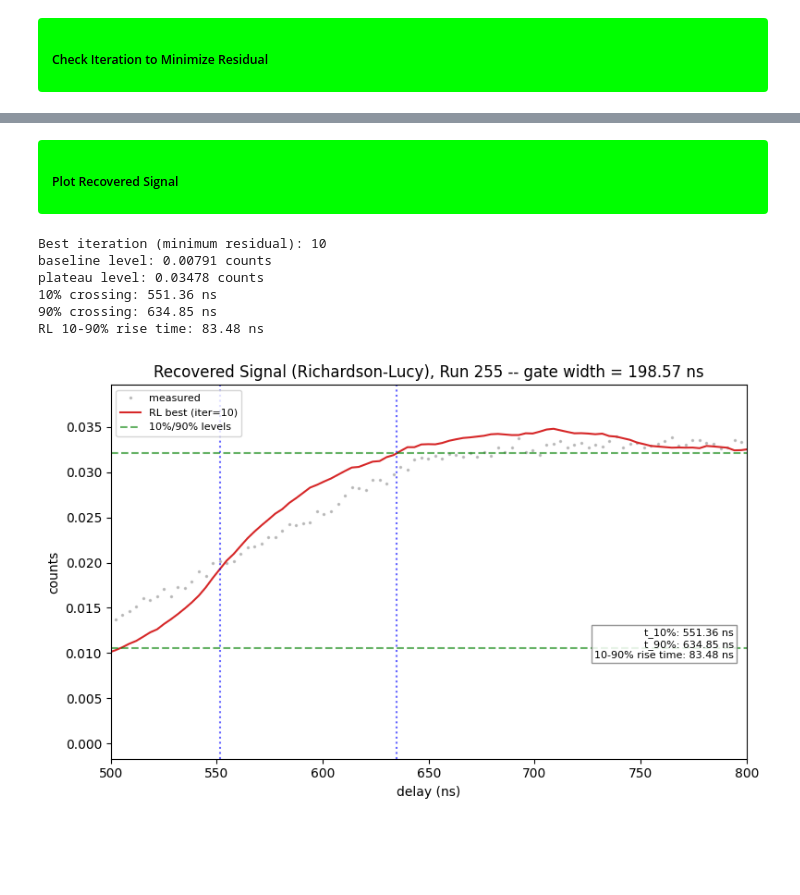
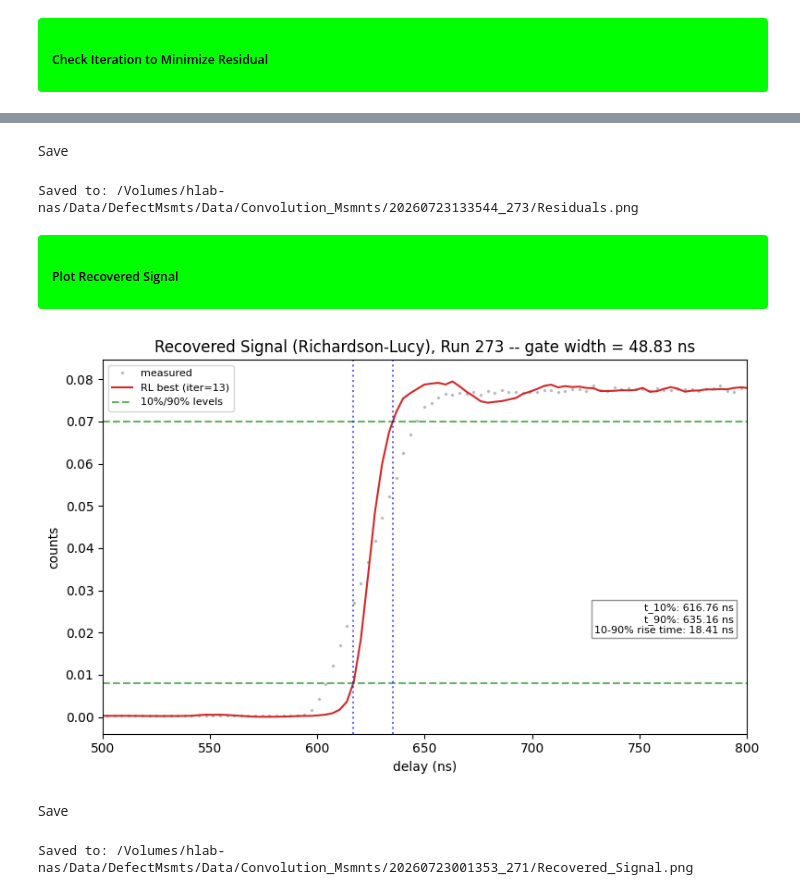
Before and after one commit to jeree-m/qick-dawg, a Jupyter notebook: jupyter_notebooks/Analysis_Macbook_Pro.ipynb, the cells around one changed output, grey strips where cells are left out. Saved outputs shown, nothing was run; the diff lists cells and outputs as text; code cells hidden in the pictures; blank space fills up the shorter version.

```diff
--- a/jupyter_notebooks/Analysis_Macbook_Pro.ipynb
+++ b/jupyter_notebooks/Analysis_Macbook_Pro.ipynb
@@ -29,7 +29,7 @@ from collections import defaultdict
 </div>
 # %%
 base_dir = Path(r"/Volumes/hlab-nas/Data/DefectMsmts/Data/Convolution_Msmnts")
-spd_run_numbers = [238,239,243,246,255]  # 198-199 inclusive
+spd_run_numbers = [262,263,264,265,267,268,269,270,271,273]  # 198-199 inclusive
 spd_runs = {}
 for run_num in spd_run_numbers:
     matches = list(base_dir.glob(f"*_{run_num}"))
@@ -85,7 +71,7 @@ loaded run 255: 20260721153031_255
 <h4 style="color:black; margin:0;">Plot Raw Data</h4>
 </div>
 # %%
-run_num = 255
+run_num = 273
 t = spd_runs[run_num]["data"]["delays_ns"]
 counts_mean = spd_runs[run_num]["data"]["counts_mean"]
 gate_width = spd_runs[run_num]["metadata"]["gate_width_tns"]
@@ -275,7 +261,7 @@ Saved to: /Volumes/hlab-nas/Data/DefectMsmts/Data/Convolution_Msmnts/20260721153
 <h5 style="color:black; margin:0;">Build Kernel</h5>
 </div>
 # %%
-run_num = 255
+run_num = 273
 t = spd_runs[run_num]["data"]["delays_ns"]
 counts_mean = spd_runs[run_num]["data"]["counts_mean"]
 gate_width = spd_runs[run_num]["metadata"]["gate_width_tns"]
@@ -422,62 +441,57 @@ Discrepancy principle: stop at iteration 13
+# %% [markdown]
+Save
+# %%
+save_dir = spd_runs[run_num]["folder"]
+fig.savefig(save_dir / "Residuals.png", dpi=150, bbox_inches='tight')
+print(f"Saved to: {save_dir / 'Residuals.png'}")
+# %% [output]
+Saved to: /Volumes/hlab-nas/Data/DefectMsmts/Data/Convolution_Msmnts/20260723133544_273/Residuals.png
 # %% [markdown]
 <div style="background-color:#00FF00; padding:8px 14px; border-radius:4px;">
 <h5 style="color:black; margin:0;">Plot Recovered Signal</h5>
 </div>
 # %%
-best_iter = np.argmin(residuals) + 1
-print(f"Best iteration (minimum residual): {best_iter}")
+best_estimate = estimates_real[stop_iter]
+rl_rise_time, baseline_lvl, plateau_lvl = compute_rl_rise_time(best_estimate, t)
 
-best_estimate = estimates_by_iter[best_iter]
+level_10 = baseline_lvl + 0.10 * (plateau_lvl - baseline_lvl)
+level_90 = baseline_lvl + 0.90 * (plateau_lvl - baseline_lvl)
 
-# use flat regions to define baseline/plateau levels
-baseline_level = best_estimate[(t > 100) & (t < 500)].mean()
-plateau_level = best_estimate[(t > 700) & (t < 1500)].mean()
-
-level_10 = baseline_level + 0.10 * (plateau_level - baseline_level)
-level_90 = baseline_level + 0.90 * (plateau_level - baseline_level)
-
-# restrict to the rise region only, to avoid picking up the fall edge by mistake
-rise_mask = (t > 550) & (t < 700)
+rise_mask = (t > 550) & (t < 750)
 t_rise = t[rise_mask]
 signal_rise = best_estimate[rise_mask]
-
 t_10 = np.interp(level_10, signal_rise, t_rise)
 t_90 = np.interp(level_90, signal_rise, t_rise)
-rl_rise_time_10_90 = t_90 - t_10
-
-print(f"baseline level: {baseline_level:.5f} counts")
-print(f"plateau level: {plateau_level:.5f} counts")
-print(f"10% crossing: {t_10:.2f} ns")
-print(f"90% crossing: {t_90:.2f} ns")
-print(f"RL 10-90% rise time: {rl_rise_time_10_90:.2f} ns")
 
 fig, ax = plt.subplots(figsize=(8, 5))
 ax.plot(t, counts_mean, '.', color='gray', alpha=0.4, label='measured', markersize=3)
-ax.plot(t, best_estimate, color='tab:red', label=f'RL best (iter={best_iter})')
+ax.plot(t, best_estimate, color='tab:red', label=f'RL best (iter={stop_iter})')
 ax.axhline(level_10, color='green', linestyle='--', alpha=0.6, label='10%/90% levels')
 ax.axhline(level_90, color='green', linestyle='--', alpha=0.6)
 ax.axvline(t_10, color='blue', linestyle=':', alpha=0.6)
 ax.axvline(t_90, color='blue', linestyle=':', alpha=0.6)
 ax.set_xlim(500, 800)
 ax.legend(loc='upper left', fontsize=8)
 
 stats_text = (f"t_10%: {t_10:.2f} ns\n"
               f"t_90%: {t_90:.2f} ns\n"
-              f"10-90% rise time: {rl_rise_time_10_90:.2f} ns")
+              f"10-90% rise time: {rl_rise_time:.2f} ns")
 ax.text(0.98, 0.35, stats_text, transform=ax.transAxes,
         ha='right', va='top', fontsize=8,
         bbox=dict(facecolor='white', edgecolor='gray', alpha=0.85, pad=2))
 
 ax.set_xlabel('delay (ns)')
 ax.set_ylabel('counts')
 ax.set_title(f'Recovered Signal (Richardson-Lucy), Run {run_num} -- gate width = {gate_width:.2f} ns')
 plt.tight_layout()
 plt.show()
 # %% [output]
-Best iteration (minimum residual): 10
-baseline level: 0.00791 counts
-plateau level: 0.03478 counts
-10% crossing: 551.36 ns
-90% crossing: 634.85 ns
-RL 10-90% rise time: 83.48 ns
-[figure, old version]
+[figure, new version]
+# %% [markdown]
+Save
+# %%
+save_dir = spd_runs[run_num]["folder"]
+fig.savefig(save_dir / "Recovered_Signal.png", dpi=150, bbox_inches='tight')
+print(f"Saved to: {save_dir / 'Recovered_Signal.png'}")
+# %% [output]
+Saved to: /Volumes/hlab-nas/Data/DefectMsmts/Data/Convolution_Msmnts/20260723001353_271/Recovered_Signal.png
```
Also changed, not shown: parts of 11 cells of this notebook.
